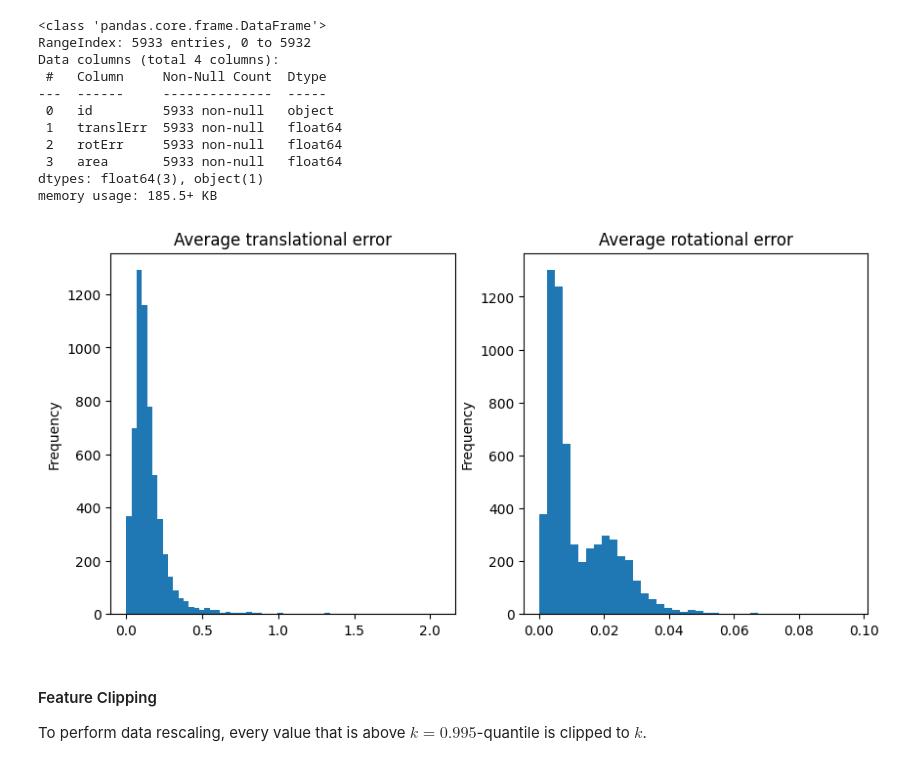
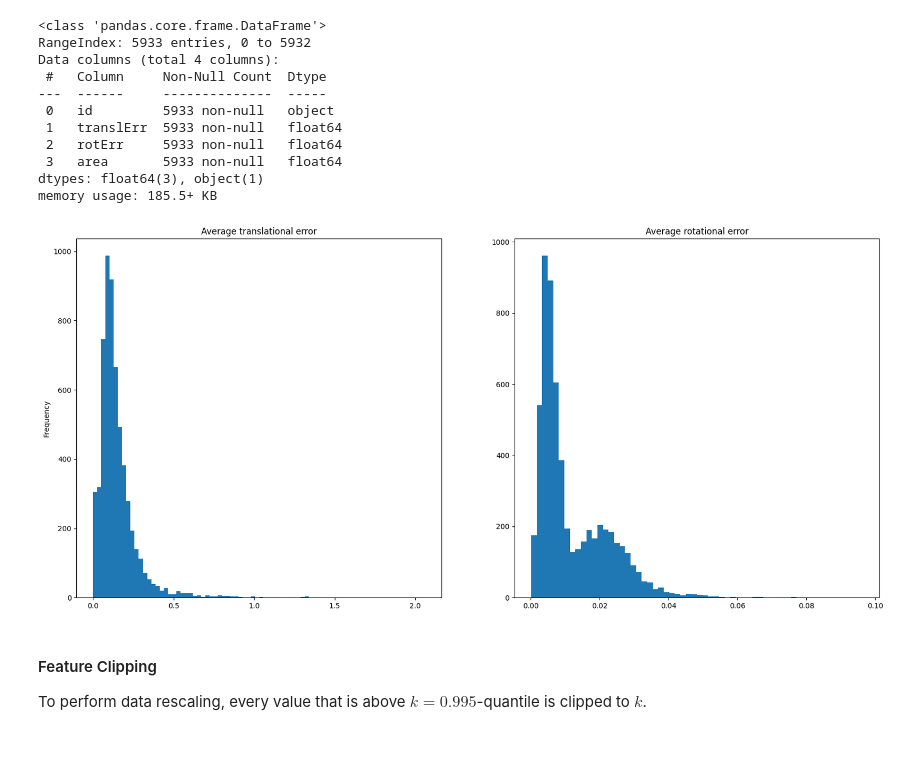
Before and after one commit to prina404/StatisticalMethodsProject, a Jupyter notebook: notebook/SLAM_CNN.ipynb, the cells around one changed output. Drawn from its saved outputs; the diff is of its cells as text; code cells hidden in the pictures.

```diff
--- a/notebook/SLAM_CNN.ipynb
+++ b/notebook/SLAM_CNN.ipynb
@@ -66,7 +63,7 @@ if 'google.colab' in sys.modules:
 # %% [markdown]
 ### Read csv files and create datasets
 # %%
-df = pd.read_csv(f'{DATASET_FOLDER}/dataset.csv')
+df = pd.read_csv(f'{DATASET_FOLDER}/data.csv')
 df['id'] = df['id'].apply(lambda id: os.path.join(IMG_PATH, id))
 df.info()
 # %% [output]
@@ -82,13 +79,17 @@ Data columns (total 4 columns):
 dtypes: float64(3), object(1)
 memory usage: 185.5+ KB
 # %%
+#import matplotlib
+#matplotlib.rcParams['font.size'] = 22
 fig, ax = plt.subplots(1, 2)
-fig.set_figwidth(10)
-df['translErr'].plot.hist(bins=60, title='Average translational error', ax=ax[0])
-df['rotErr'].plot.hist(bins=40, title='Average rotational error', ax=ax[1])
+fig.set_figwidth(20)
+fig.set_figheight(9)
+
+df['translErr'].plot.hist(bins=80, title='Average translational error', ax=ax[0])
+df['rotErr'].plot.hist(bins=60, title='Average rotational error', ax=ax[1], ylabel='')
 plt.show()
 # %% [output]
-[figure, old version]
+[figure, new version]
 # %% [markdown]
 #### Feature Clipping
 To perform data rescaling, every value that is above $k = 0.995$-quantile is clipped to $k$.
```
Also changed, not shown: parts of 25 cells of this notebook.
